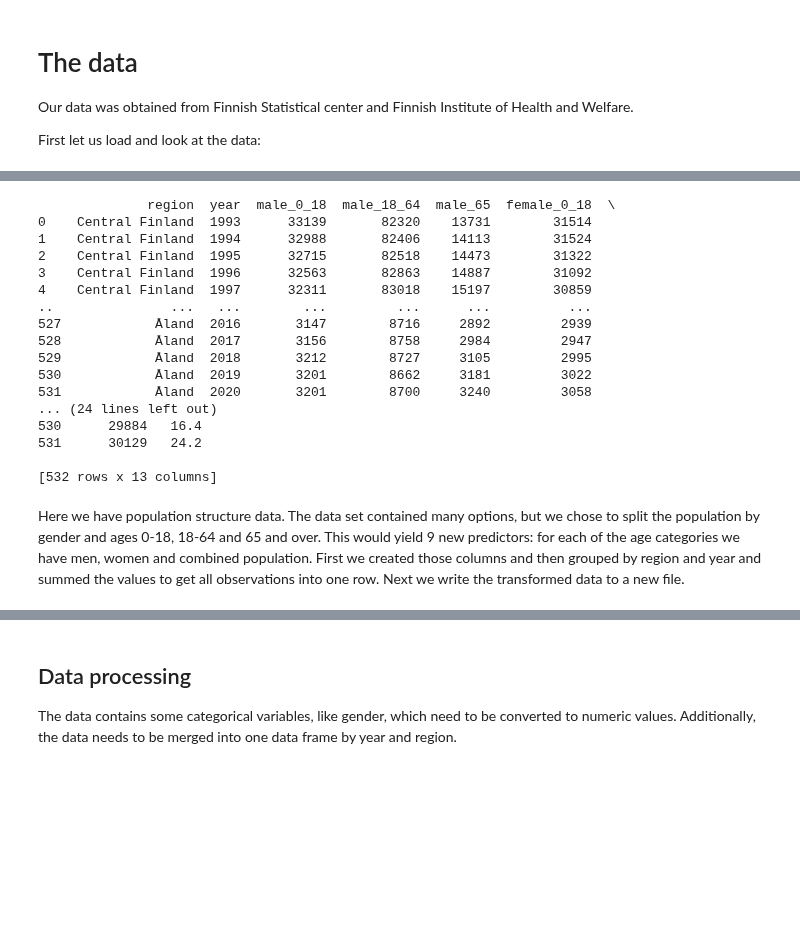
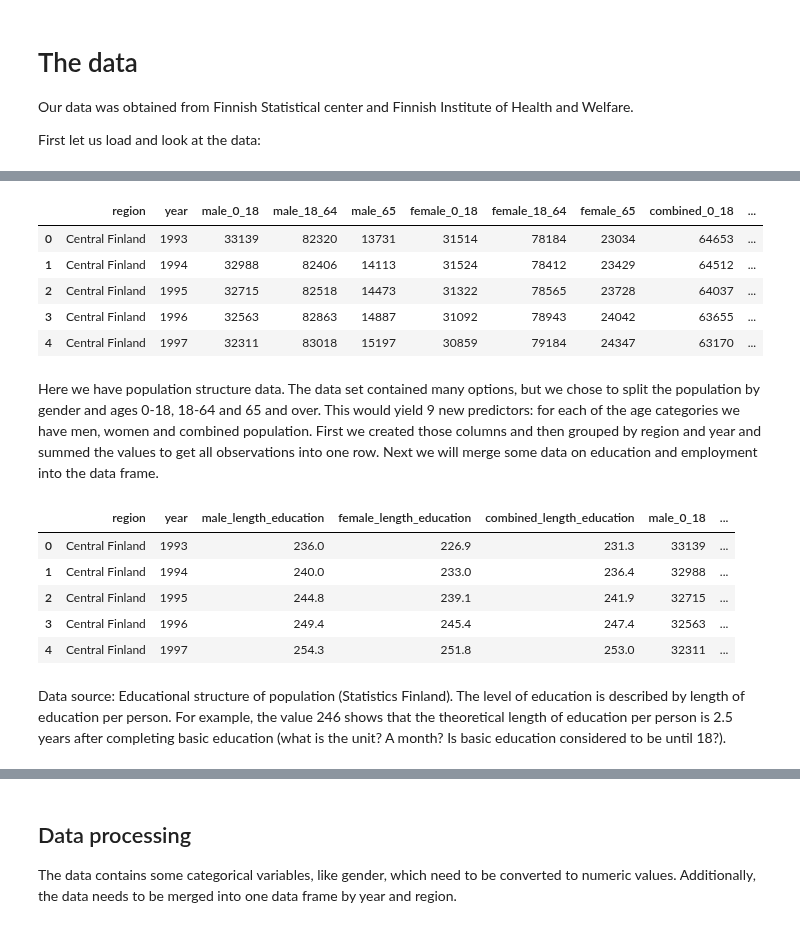
Before and after one commit to AnnaKuokkanen/DataScienceIntro, a Jupyter notebook: intro_to_data_project.ipynb, the cells around one changed output, grey strips where cells are left out. Drawn from its saved outputs; the diff is of its cells as text; code cells hidden in the pictures; blank space fills up the shorter version.

```diff
--- a/intro_to_data_project.ipynb
+++ b/intro_to_data_project.ipynb
@@ -35,12 +23,12 @@ pop_total = pop_total[["region", "gender", "year", "pop_total"]]
 pop_total = pop_total[np.where(pop_total["gender"] == "combined", True, False)]
 pop_total = pop_total.drop(columns=["gender"])
 
-# Total municipal health expenditure (in 1000 euros) by region and year
+# Total municipal health expenditure (euro per capita) by region and year
 health_cost = pd.read_csv("data/health_per_capita.csv", sep=";", header=None, index_col=False,
-                            names=["category", "id", "region", "area_code", "gender", "year", "cost"])
+                            names=["category", "id", "region", "area_code", "gender", "year", "health_cost"])
 
-health_cost = health_cost[["region", "year", "cost"]]
+health_cost = health_cost[["region", "year", "health_cost"]]
 
 data = pd.merge(pop_total, health_cost, how="inner", on=["year", "region"])
-print(data)
+data.head()
 # %% [output]
@@ -86,50 +62,62 @@ pop_structure["male_18_64"] = np.where((pop_structure["category"] == "Population
                                       & (pop_structure["gender"] == "male"), pop_structure["total"], 0)
 
 pop_structure["male_65"] = np.where((pop_structure["category"] == "Population aged 65 and over as % of total population")
                                       & (pop_structure["gender"] == "male"), pop_structure["total"], 0)
 
 pop_structure["female_0_18"] = np.where((pop_structure["category"] == "Population aged 0-18 as % of total population")
                                       & (pop_structure["gender"] == "female"), pop_structure["total"], 0)
 
 pop_structure["female_18_64"] = np.where((pop_structure["category"] == "Population aged 18-64 as % of total population")
                                       & (pop_structure["gender"] == "female"), pop_structure["total"], 0)
 
 pop_structure["female_65"] = np.where((pop_structure["category"] == "Population aged 65 and over as % of total population")
                                       & (pop_structure["gender"] == "female"), pop_structure["total"], 0)
 
 pop_structure["combined_0_18"] = np.where((pop_structure["category"] == "Population aged 0-18 as % of total population")
                                       & (pop_structure["gender"] == "combined"), pop_structure["total"], 0)
 
 pop_structure["combined_18_64"] = np.where((pop_structure["category"] == "Population aged 18-64 as % of total population")
                                       & (pop_structure["gender"] == "combined"), pop_structure["total"], 0)
 
 pop_structure["combined_65"] = np.where((pop_structure["category"] == "Population aged 65 and over as % of total population")
                                       & (pop_structure["gender"] == "combined"), pop_structure["total"], 0)
 
 # Drop percentage, total, gender and category, group by year and region and obtain sum
 pop_structure = pop_structure.drop(columns=["category", "gender", "percentage", "total"])
 pop_structure = pop_structure.groupby(["region", "year"], as_index=False).sum()
 
 # Merge with previous data
 data = pd.merge(pop_structure, data, how="inner", on=["year", "region"])
-print(data)
+data.head()
 # %% [output]
-              region  year  male_0_18  male_18_64  male_65  female_0_18  \
-0    Central Finland  1993      33139       82320    13731        31514
-1    Central Finland  1994      32988       82406    14113        31524
-2    Central Finland  1995      32715       82518    14473        31322
-3    Central Finland  1996      32563       82863    14887        31092
-4    Central Finland  1997      32311       83018    15197        30859
-..               ...   ...        ...         ...      ...          ...
-527            Åland  2016       3147        8716     2892         2939
-528            Åland  2017       3156        8758     2984         2947
-529            Åland  2018       3212        8727     3105         2995
-530            Åland  2019       3201        8662     3181         3022
-531            Åland  2020       3201        8700     3240         3058
-... (24 lines left out)
-530      29884   16.4
-531      30129   24.2
-
-[532 rows x 13 columns]
+|  | region | year | male_0_18 | male_18_64 | male_65 | female_0_18 | female_18_64 | female_65 | combined_0_18 | ... |
+| 0 | Central Finland | 1993 | 33139 | 82320 | 13731 | 31514 | 78184 | 23034 | 64653 | ... |
+| 1 | Central Finland | 1994 | 32988 | 82406 | 14113 | 31524 | 78412 | 23429 | 64512 | ... |
+| 2 | Central Finland | 1995 | 32715 | 82518 | 14473 | 31322 | 78565 | 23728 | 64037 | ... |
+| 3 | Central Finland | 1996 | 32563 | 82863 | 14887 | 31092 | 78943 | 24042 | 63655 | ... |
+| 4 | Central Finland | 1997 | 32311 | 83018 | 15197 | 30859 | 79184 | 24347 | 63170 | ... |
 # %% [markdown]
-Here we have population structure data. The data set contained many options, but we chose to split the population by gender and ages 0-18, 18-64 and 65 and over. This would yield 9 new predictors: for each of the age categories we have men, women and combined population. First we created those columns and then grouped by region and year and summed the values to get all observations into one row. Next we write the transformed data to a new file.
+Here we have population structure data. The data set contained many options, but we chose to split the population by gender and ages 0-18, 18-64 and 65 and over. This would yield 9 new predictors: for each of the age categories we have men, women and combined population. First we created those columns and then grouped by region and year and summed the values to get all observations into one row. Next we will merge some data on education and employment into the data frame.
+# %%
+# load data, drop unnecessary column
+edu = pd.read_csv("data/education.csv", sep=';', header=None).drop(columns=[0, 1, 3, 7])
+edu.columns = ["region", "sex", "year", "length of education per person"]
+
+edu_pivot = edu.pivot_table(index=['region', 'year'], columns='sex', values='length of education per person').reset_index()
+
+edu_pivot.rename(columns={'combined': 'combined_length_education', 'female': 'female_length_education', 'male': 'male_length_education'}, inplace=True)
+# only select relevant columns
+edu_pivot = edu_pivot[['region', 'year', 'male_length_education', 'female_length_education', 'combined_length_education']]
+
+
+data = pd.merge(edu_pivot, data, how="inner", on=["year", "region"])
+data.head()
+# %% [output]
+|  | region | year | male_length_education | female_length_education | combined_length_education | male_0_18 | ... |
+| 0 | Central Finland | 1993 | 236.0 | 226.9 | 231.3 | 33139 | ... |
+| 1 | Central Finland | 1994 | 240.0 | 233.0 | 236.4 | 32988 | ... |
+| 2 | Central Finland | 1995 | 244.8 | 239.1 | 241.9 | 32715 | ... |
+| 3 | Central Finland | 1996 | 249.4 | 245.4 | 247.4 | 32563 | ... |
+| 4 | Central Finland | 1997 | 254.3 | 251.8 | 253.0 | 32311 | ... |
+# %% [markdown]
+Data source: Educational structure of population (Statistics Finland). The level of education is described by length of education per person. For example, the value 246 shows that the theoretical length of education per person is 2.5 years after completing basic education (what is the unit? A month? Is basic education considered to be until 18?).
```
Also changed, not shown: parts of 9 cells of this notebook, 4 other files.
